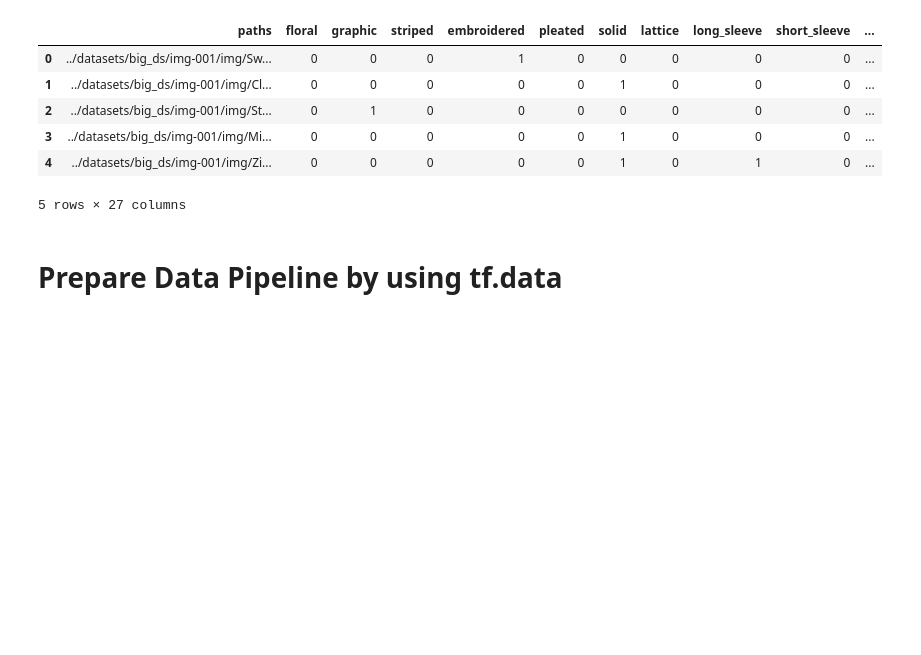
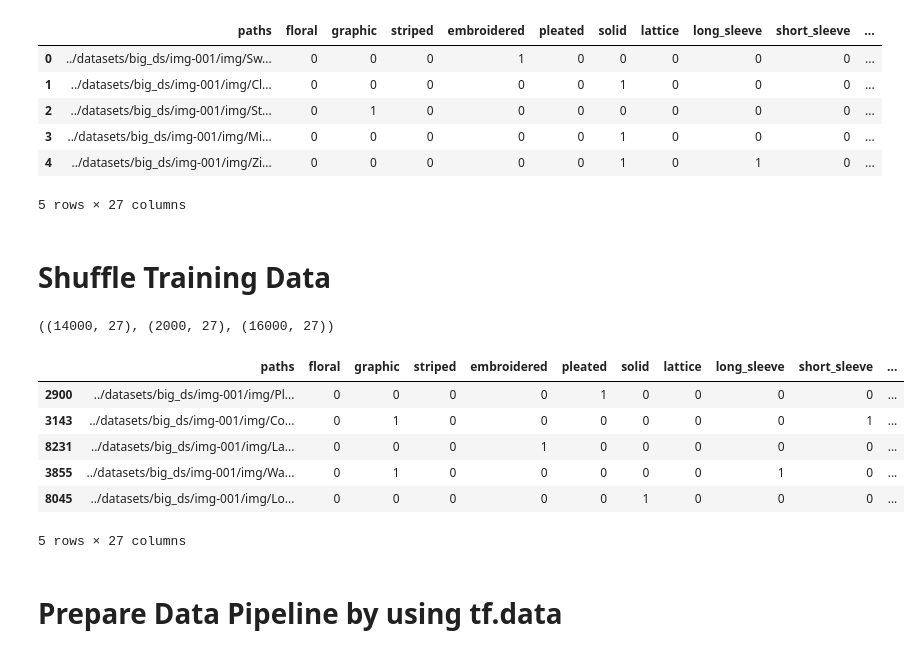
Before and after one commit to melihkacaman/SimilarProducts, a Jupyter notebook: notebooks/05 Fine Grained Attribute Prediction Models.ipynb, the cells around one changed output. Drawn from its saved outputs; the diff is of its cells as text; code cells hidden in the pictures; blank space fills up the shorter version.

Commit message:
shuffled fine grained datasets

```diff
--- a/notebooks/05 Fine Grained Attribute Prediction Models.ipynb
+++ b/notebooks/05 Fine Grained Attribute Prediction Models.ipynb
@@ -34,3 +34,22 @@ data.head()
 5 rows × 27 columns
 # %%
 TRAIN_SIZE = 14000
+# %% [markdown]
+# Shuffle Training Data
+# %%
+trainig_data = data.iloc[:TRAIN_SIZE, :]
+val_data = data.iloc[TRAIN_SIZE:, :]
+trainig_data.shape, val_data.shape, data.shape
+# %% [output]
+((14000, 27), (2000, 27), (16000, 27))
+# %%
+trainig_data = trainig_data.sample(frac=1, random_state=42)
+trainig_data.head()
+# %% [output]
+|  | paths | floral | graphic | striped | embroidered | pleated | solid | lattice | long_sleeve | short_sleeve | ... |
+| 2900 | ../datasets/big_ds/img-001/img/Pl... | 0 | 0 | 0 | 0 | 1 | 0 | 0 | 0 | 0 | ... |
+| 3143 | ../datasets/big_ds/img-001/img/Co... | 0 | 1 | 0 | 0 | 0 | 0 | 0 | 0 | 1 | ... |
+| 8231 | ../datasets/big_ds/img-001/img/La... | 0 | 0 | 0 | 1 | 0 | 0 | 0 | 0 | 0 | ... |
+| 3855 | ../datasets/big_ds/img-001/img/Wa... | 0 | 1 | 0 | 0 | 0 | 0 | 0 | 1 | 0 | ... |
+| 8045 | ../datasets/big_ds/img-001/img/Lo... | 0 | 0 | 0 | 0 | 0 | 1 | 0 | 0 | 0 | ... |
+5 rows × 27 columns
```
Also changed, not shown: parts of 1 cell of this notebook.
